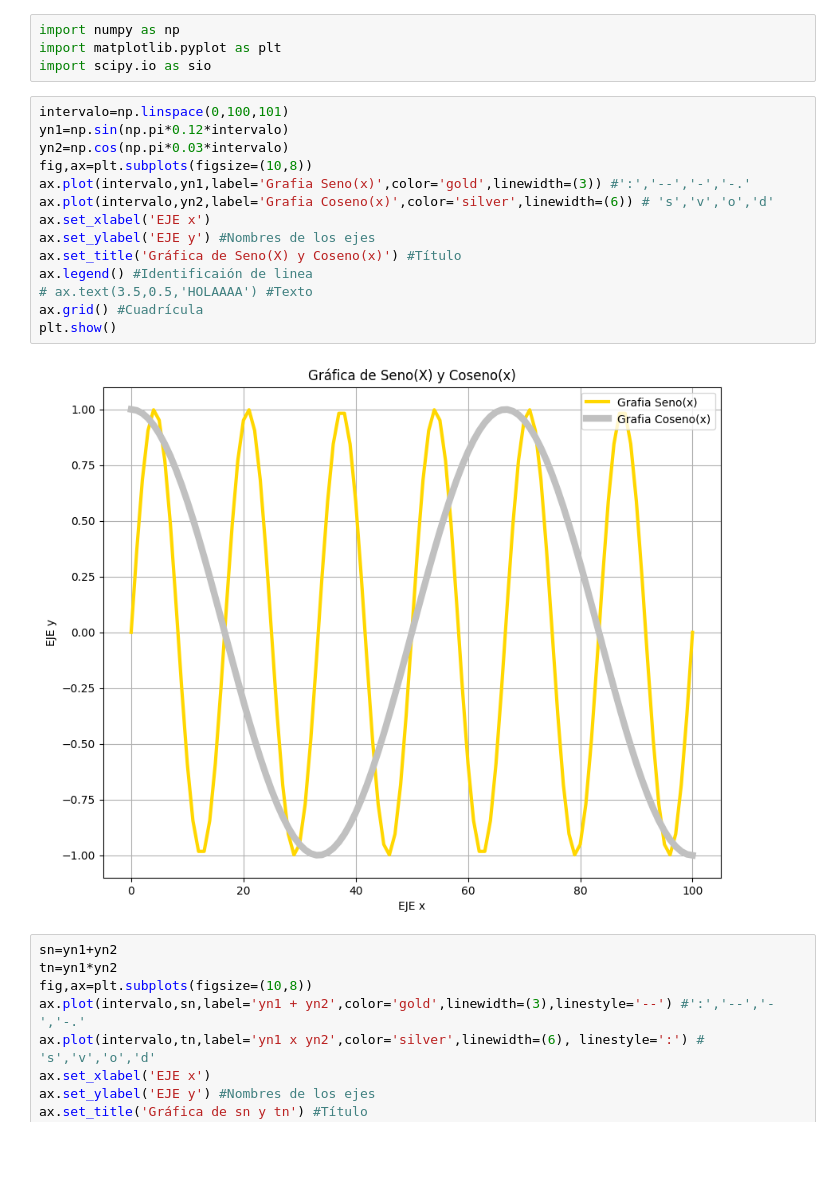
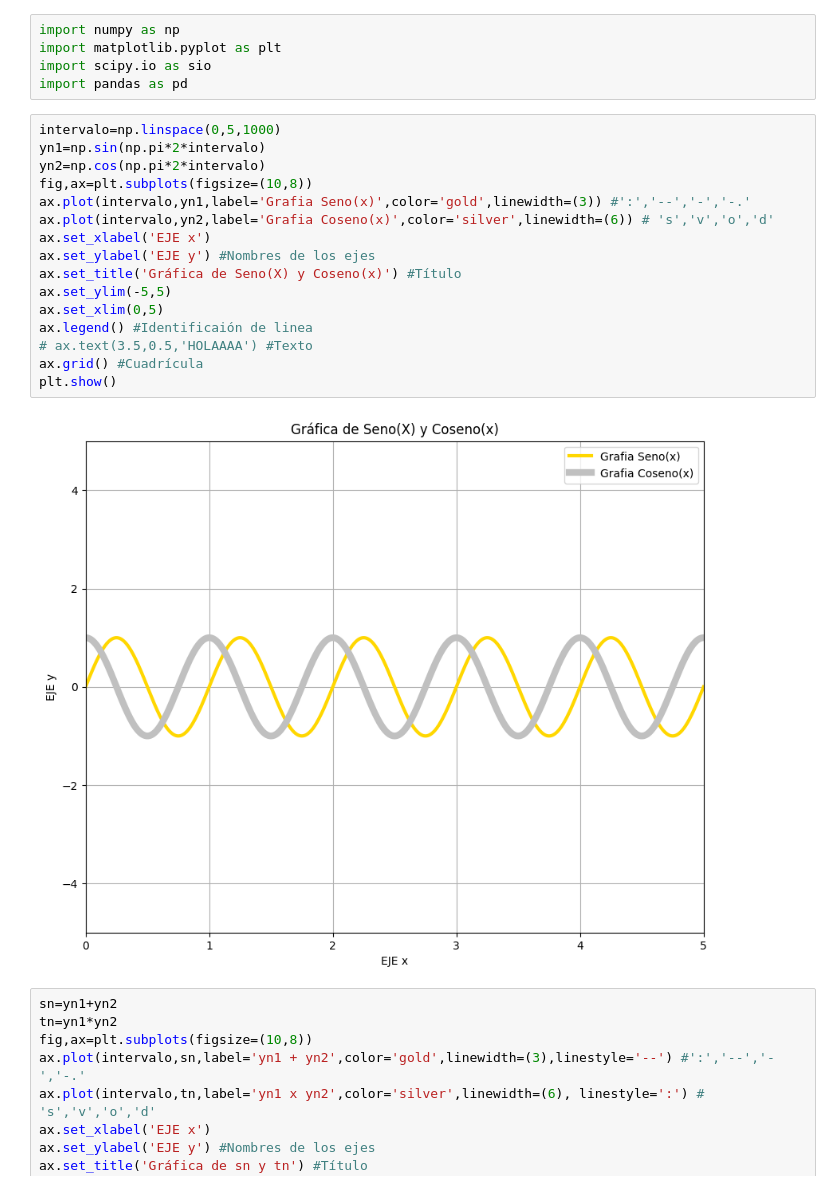
Before and after one commit to PabloAristiC/Inform-tica-ll, a Jupyter notebook: Unidad 2/SolucionTaller.ipynb, the cells around one changed output. Cells and saved outputs as stored; diff of their text form; blank space fills up the shorter version.

```diff
--- a/Unidad 2/SolucionTaller.ipynb
+++ b/Unidad 2/SolucionTaller.ipynb
@@ -2,22 +2,25 @@
 import numpy as np
 import matplotlib.pyplot as plt
 import scipy.io as sio
+import pandas as pd
 # %%
-intervalo=np.linspace(0,100,101)
-yn1=np.sin(np.pi*0.12*intervalo)
-yn2=np.cos(np.pi*0.03*intervalo)
+intervalo=np.linspace(0,5,1000)
+yn1=np.sin(np.pi*2*intervalo)
+yn2=np.cos(np.pi*2*intervalo)
 fig,ax=plt.subplots(figsize=(10,8))
 ax.plot(intervalo,yn1,label='Grafia Seno(x)',color='gold',linewidth=(3)) #':','--','-','-.'
 ax.plot(intervalo,yn2,label='Grafia Coseno(x)',color='silver',linewidth=(6)) # 's','v','o','d'
 ax.set_xlabel('EJE x')
 ax.set_ylabel('EJE y') #Nombres de los ejes
 ax.set_title('Gráfica de Seno(X) y Coseno(x)') #Título
+ax.set_ylim(-5,5)
+ax.set_xlim(0,5)
 ax.legend() #Identificaión de linea
 # ax.text(3.5,0.5,'HOLAAAA') #Texto
 ax.grid() #Cuadrícula
 plt.show()
 # %% [output]
-[figure, old version]
+[figure, new version]
 # %%
 sn=yn1+yn2
 tn=yn1*yn2
```
Also changed, not shown: parts of 5 cells of this notebook, 10 other files.
